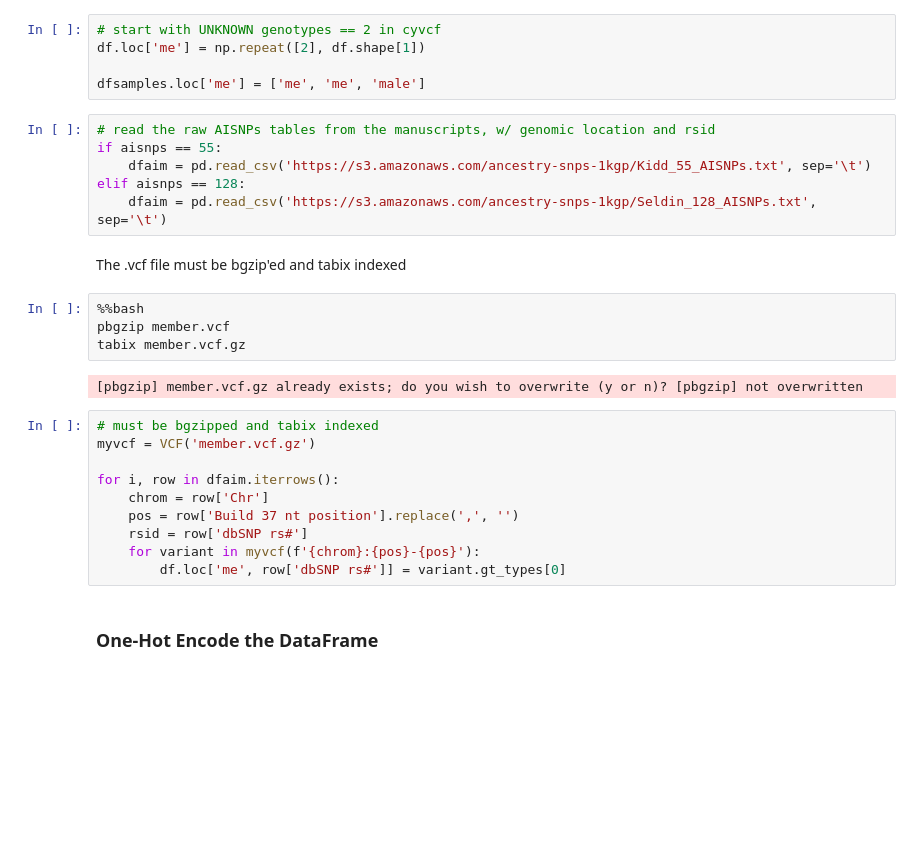
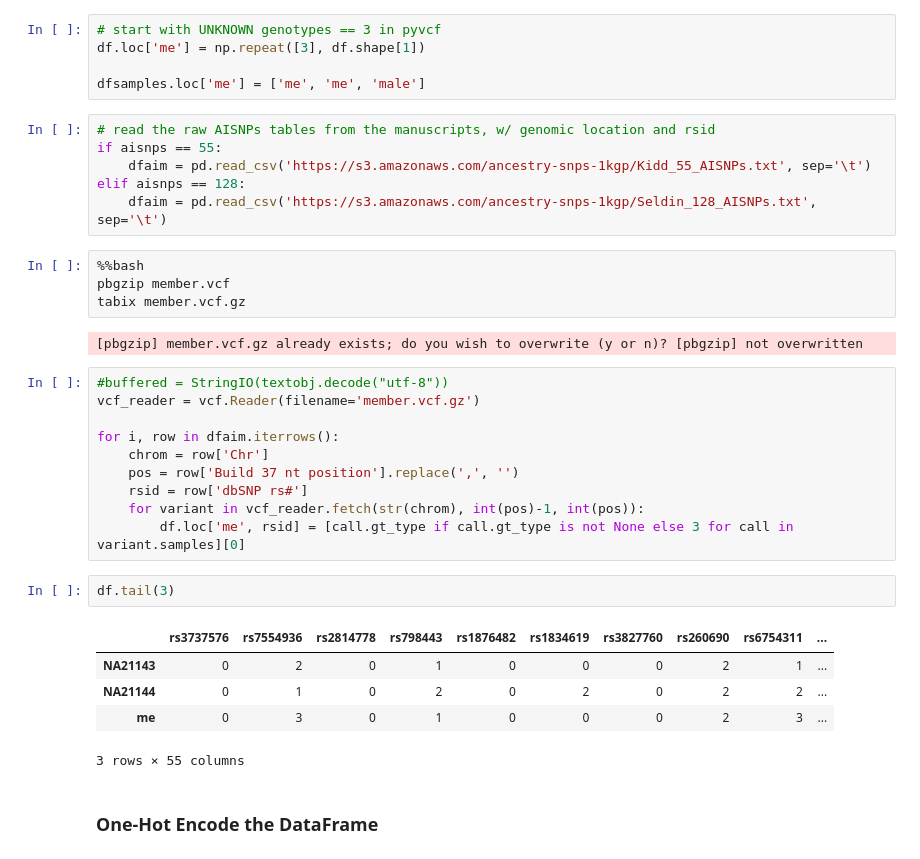
Before and after one commit to OpenHumans/ohjh-example-notebooks, a Jupyter notebook: genome_population_projection.ipynb, the cells around one changed output. Saved outputs shown, nothing was run; the diff lists cells and outputs as text; blank space fills up the shorter version.

```diff
--- a/genome_population_projection.ipynb
+++ b/genome_population_projection.ipynb
@@ -162,8 +163,8 @@ Found your imputed genotype data in Open Humans!
 # %% [markdown]
 ### append your data to the reference data
 # %%
-# start with UNKNOWN genotypes == 2 in cyvcf
-df.loc['me'] = np.repeat([2], df.shape[1])
+# start with UNKNOWN genotypes == 3 in pyvcf
+df.loc['me'] = np.repeat([3], df.shape[1])
 
 dfsamples.loc['me'] = ['me', 'me', 'male']
 # %%
@@ -172,8 +173,6 @@ if aisnps == 55:
     dfaim = pd.read_csv('https://s3.amazonaws.com/ancestry-snps-1kgp/Kidd_55_AISNPs.txt', sep='\t')
 elif aisnps == 128:
     dfaim = pd.read_csv('https://s3.amazonaws.com/ancestry-snps-1kgp/Seldin_128_AISNPs.txt', sep='\t')
-# %% [markdown]
-The .vcf file must be bgzip'ed and tabix indexed
 # %%
 %%bash
 pbgzip member.vcf
@@ -181,15 +180,23 @@ tabix member.vcf.gz
 # %% [output]
 [pbgzip] member.vcf.gz already exists; do you wish to overwrite (y or n)? [pbgzip] not overwritten
 # %%
-# must be bgzipped and tabix indexed
-myvcf = VCF('member.vcf.gz')
+#buffered = StringIO(textobj.decode("utf-8"))
+vcf_reader = vcf.Reader(filename='member.vcf.gz')
 
 for i, row in dfaim.iterrows():
     chrom = row['Chr']
     pos = row['Build 37 nt position'].replace(',', '')
     rsid = row['dbSNP rs#']
-    for variant in myvcf(f'{chrom}:{pos}-{pos}'):
-        df.loc['me', row['dbSNP rs#']] = variant.gt_types[0]
+    for variant in vcf_reader.fetch(str(chrom), int(pos)-1, int(pos)):
+        df.loc['me', rsid] = [call.gt_type if call.gt_type is not None else 3 for call in variant.samples][0]
+# %%
+df.tail(3)
+# %% [output]
+|  | rs3737576 | rs7554936 | rs2814778 | rs798443 | rs1876482 | rs1834619 | rs3827760 | rs260690 | rs6754311 | ... |
+| NA21143 | 0 | 2 | 0 | 1 | 0 | 0 | 0 | 2 | 1 | ... |
+| NA21144 | 0 | 1 | 0 | 2 | 0 | 2 | 0 | 2 | 2 | ... |
+| me | 0 | 3 | 0 | 1 | 0 | 0 | 0 | 2 | 3 | ... |
+3 rows × 55 columns
 # %% [markdown]
 ### One-Hot Encode the DataFrame
 # %%
```
Also changed, not shown: parts of 13 cells of this notebook.
